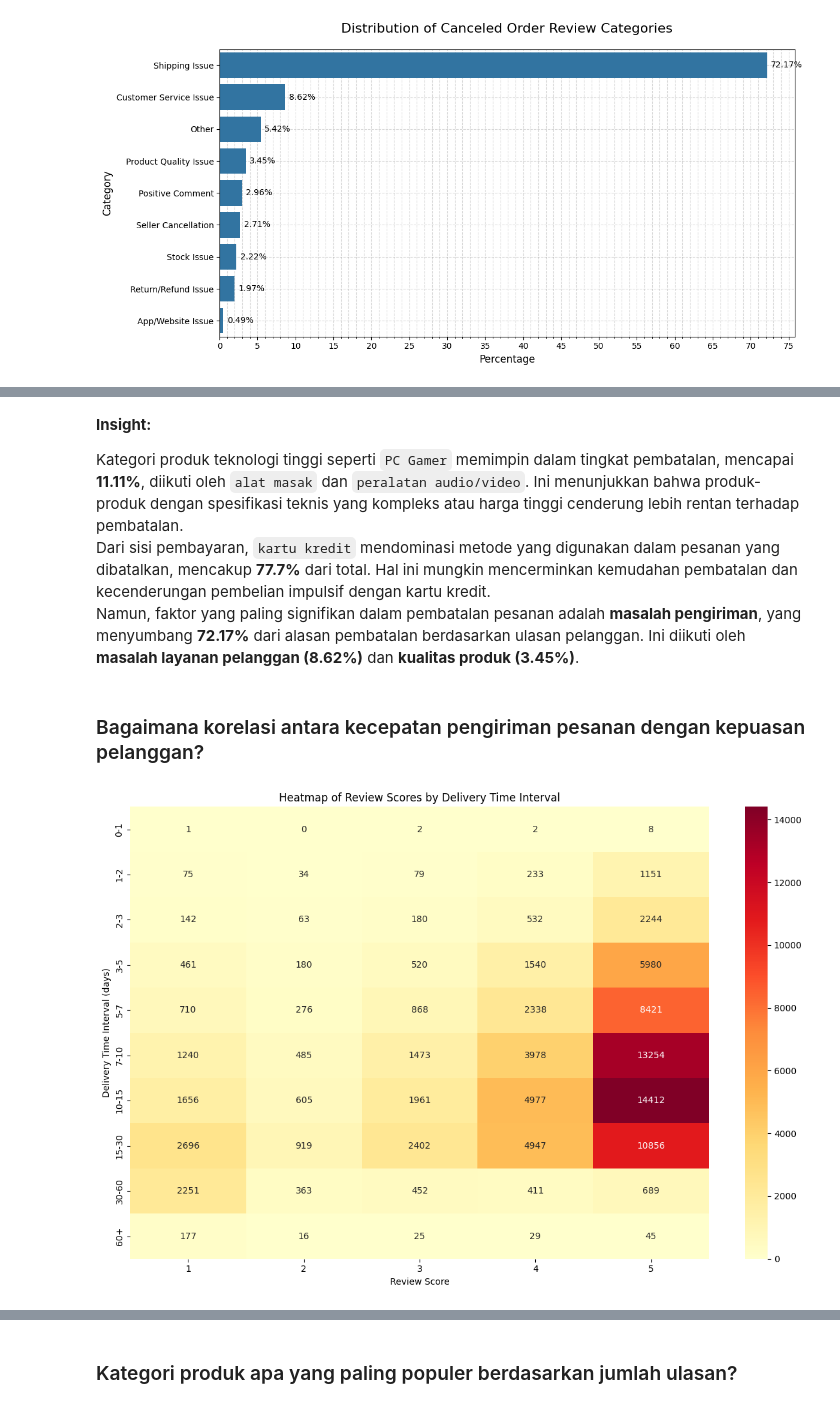
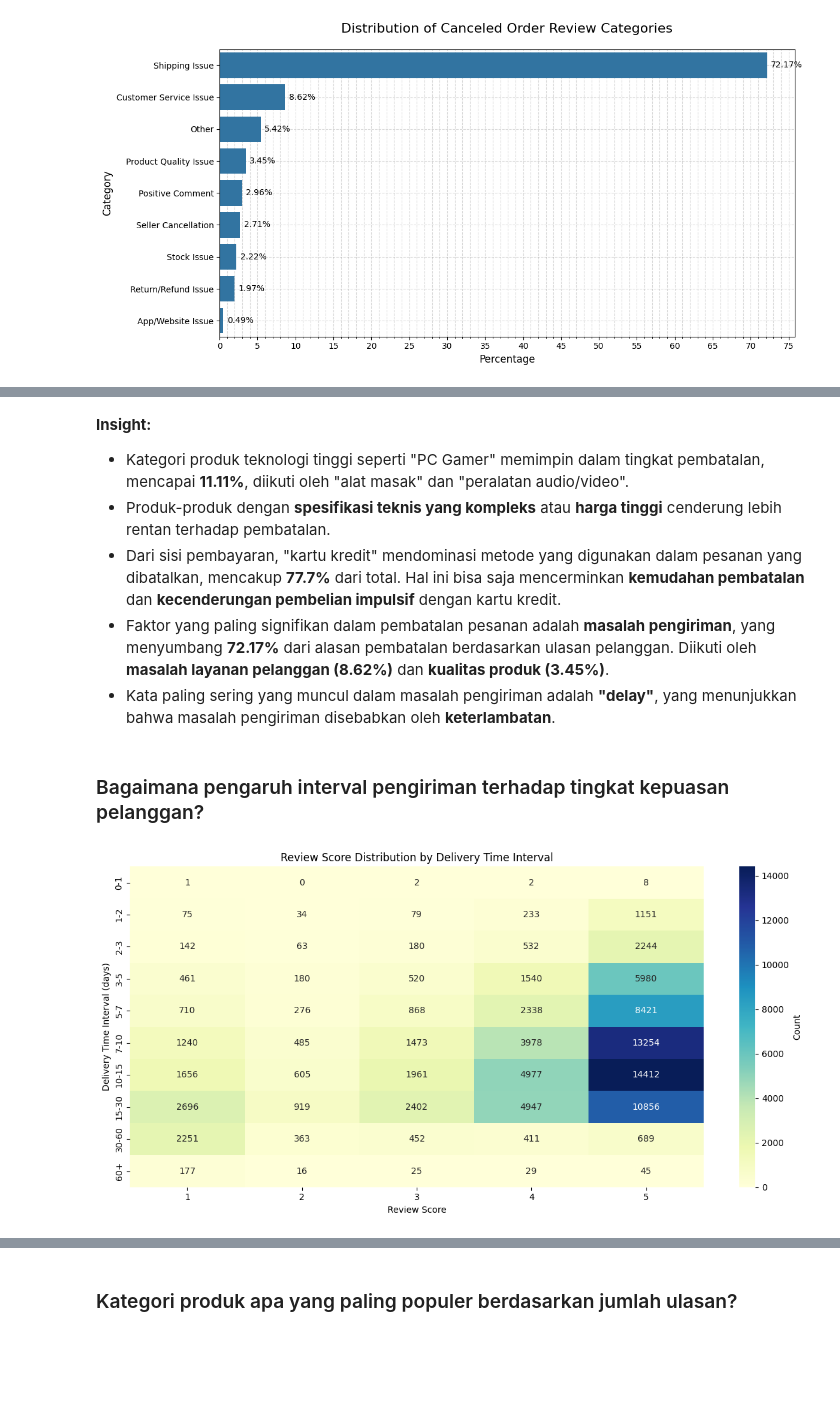
Before and after one commit to fxrdhan/Data-Analysis-Project, a Jupyter notebook: notebook.ipynb, the cells around one changed output, grey strips where cells are left out. Drawn from its saved outputs; the diff is of its cells as text; code cells hidden in the pictures; blank space fills up the shorter version.

```diff
--- a/notebook.ipynb
+++ b/notebook.ipynb
@@ -2145,11 +2213,13 @@ plt.show()
 # %% [markdown]
 **Insight:**
 
-Kategori produk teknologi tinggi seperti `PC Gamer` memimpin dalam tingkat pembatalan, mencapai **11.11%**, diikuti oleh `alat masak` dan `peralatan audio/video`. Ini menunjukkan bahwa produk-produk dengan spesifikasi teknis yang kompleks atau harga tinggi cenderung lebih rentan terhadap pembatalan.\
-Dari sisi pembayaran, `kartu kredit` mendominasi metode yang digunakan dalam pesanan yang dibatalkan, mencakup **77.7%** dari total. Hal ini mungkin mencerminkan kemudahan pembatalan dan kecenderungan pembelian impulsif dengan kartu kredit.\
-Namun, faktor yang paling signifikan dalam pembatalan pesanan adalah **masalah pengiriman**, yang menyumbang **72.17%** dari alasan pembatalan berdasarkan ulasan pelanggan. Ini diikuti oleh **masalah layanan pelanggan (8.62%)** dan **kualitas produk (3.45%)**.
+- Kategori produk teknologi tinggi seperti "PC Gamer" memimpin dalam tingkat pembatalan, mencapai **11.11%**, diikuti oleh "alat masak" dan "peralatan audio/video".
+- Produk-produk dengan **spesifikasi teknis yang kompleks** atau **harga tinggi** cenderung lebih rentan terhadap pembatalan.
+- Dari sisi pembayaran, "kartu kredit" mendominasi metode yang digunakan dalam pesanan yang dibatalkan, mencakup **77.7%** dari total. Hal ini bisa saja mencerminkan **kemudahan pembatalan** dan **kecenderungan pembelian impulsif** dengan kartu kredit.
+- Faktor yang paling signifikan dalam pembatalan pesanan adalah **masalah pengiriman**, yang menyumbang **72.17%** dari alasan pembatalan berdasarkan ulasan pelanggan. Diikuti oleh **masalah layanan pelanggan (8.62%)** dan **kualitas produk (3.45%)**.
+- Kata paling sering yang muncul dalam masalah pengiriman adalah **"delay"**, yang menunjukkan bahwa masalah pengiriman disebabkan oleh **keterlambatan**.
 # %% [markdown]
-### Bagaimana korelasi antara kecepatan pengiriman pesanan dengan kepuasan pelanggan?
+### Bagaimana pengaruh interval pengiriman terhadap tingkat kepuasan pelanggan?
 # %%
 prepared_df = order_orders_reviews_df.copy()
 
@@ -2167,16 +2248,24 @@ prepared_df['delivery_interval'] = pd.cut(
 )
 # %%
-heatmap_data = pd.crosstab(prepared_df['delivery_interval'], prepared_df['review_score'])
+plt.figure(figsize=(12, 6))
 
-plt.figure(figsize=(12, 8))
-sns.heatmap(heatmap_data, annot=True, fmt='d', cmap='YlOrRd')
-plt.title('Heatmap of Review Scores by Delivery Time Interval')
-plt.xlabel('Review Score')
-plt.ylabel('Delivery Time Interval (days)')
+data_matrix = prepared_df.pivot_table(
+    index="delivery_interval",
+    columns="review_score",
+    aggfunc="size",
+    fill_value=0,
+    observed=False,
+)
+sns.heatmap(
+    data_matrix, cmap="YlGnBu", annot=True, fmt="d", cbar_kws={"label": "Count"}
+)
+
+plt.title("Review Score Distribution by Delivery Time Interval")
+plt.xlabel("Review Score")
+plt.ylabel("Delivery Time Interval (days)")
 
 plt.tight_layout()
-
 plt.show()
 # %% [output]
-[figure, old version]
+[figure, new version]
 # %%
```
Also changed, not shown: parts of 33 cells of this notebook.
